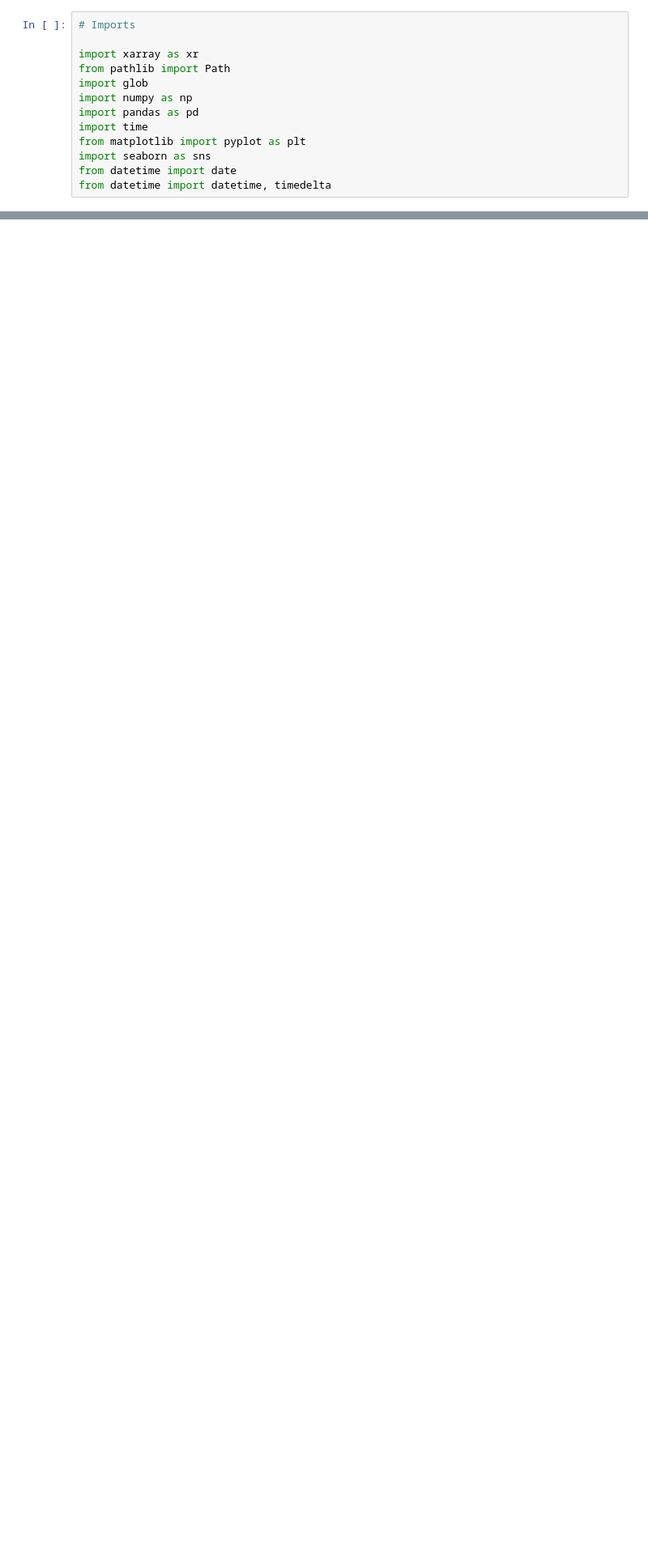
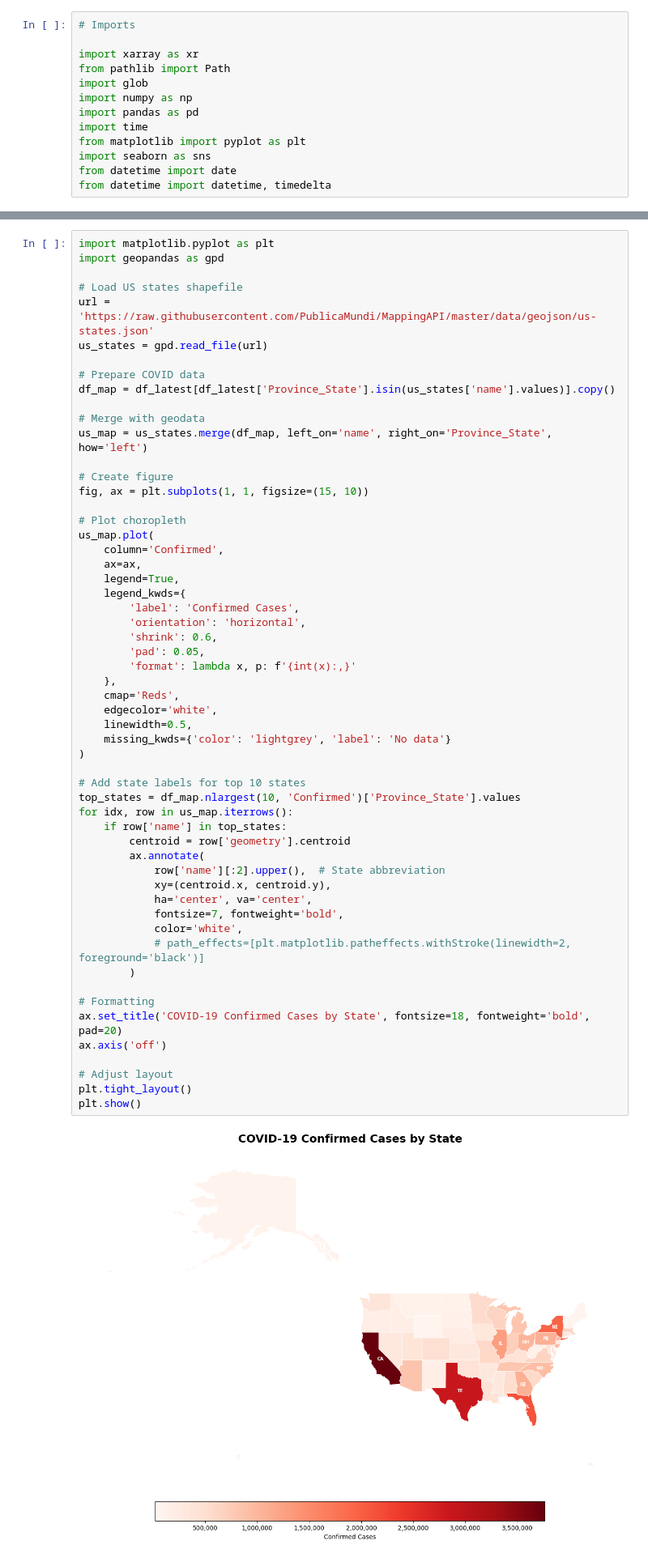
Before and after one commit to kkipngenokoech/DA-course, a Jupyter notebook: Lecture_6_Visualizations.ipynb, the cells around one changed output, grey strips where cells are left out. Shown at 81% size. Cells and saved outputs as stored; diff of their text form; blank space fills up the shorter version.

```diff
--- a/Lecture_6_Visualizations.ipynb
+++ b/Lecture_6_Visualizations.ipynb
@@ -118,0 +185,58 @@ plt.show()
+# %%
+import matplotlib.pyplot as plt
+import geopandas as gpd
+
+# Load US states shapefile
+url = 'https://raw.githubusercontent.com/PublicaMundi/MappingAPI/master/data/geojson/us-states.json'
+us_states = gpd.read_file(url)
+
+# Prepare COVID data
+df_map = df_latest[df_latest['Province_State'].isin(us_states['name'].values)].copy()
+
+# Merge with geodata
+us_map = us_states.merge(df_map, left_on='name', right_on='Province_State', how='left')
+
+# Create figure
+fig, ax = plt.subplots(1, 1, figsize=(15, 10))
+
+# Plot choropleth
+us_map.plot(
+    column='Confirmed',
+    ax=ax,
+    legend=True,
+    legend_kwds={
+        'label': 'Confirmed Cases',
+        'orientation': 'horizontal',
+        'shrink': 0.6,
+        'pad': 0.05,
+        'format': lambda x, p: f'{int(x):,}'
+    },
+    cmap='Reds',
+    edgecolor='white',
+    linewidth=0.5,
+    missing_kwds={'color': 'lightgrey', 'label': 'No data'}
+)
+
+# Add state labels for top 10 states
+top_states = df_map.nlargest(10, 'Confirmed')['Province_State'].values
+for idx, row in us_map.iterrows():
+    if row['name'] in top_states:
+        centroid = row['geometry'].centroid
+        ax.annotate(
+            row['name'][:2].upper(),  # State abbreviation
+            xy=(centroid.x, centroid.y),
+            ha='center', va='center',
+            fontsize=7, fontweight='bold',
+            color='white',
+            # path_effects=[plt.matplotlib.patheffects.withStroke(linewidth=2, foreground='black')]
+        )
+
+# Formatting
+ax.set_title('COVID-19 Confirmed Cases by State', fontsize=18, fontweight='bold', pad=20)
+ax.axis('off')
+
+# Adjust layout
+plt.tight_layout()
+plt.show()
+# %% [output]
+[figure, added]
```
Also changed, not shown: parts of 13 cells of this notebook, 4 other files.
